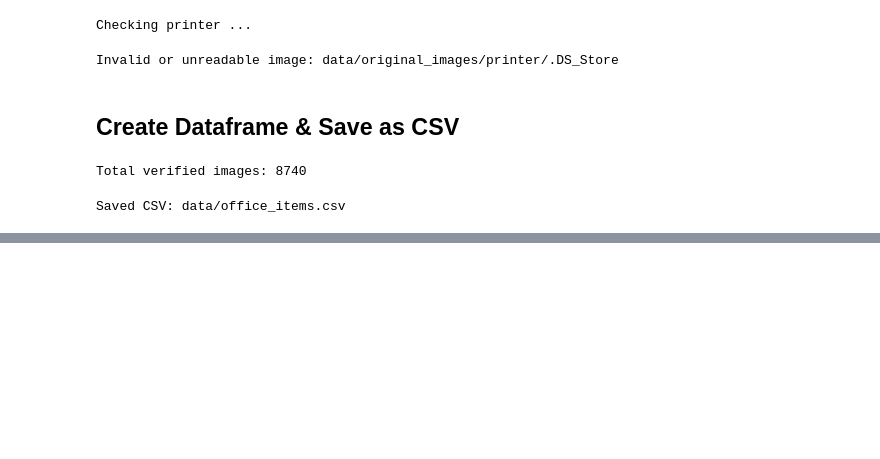
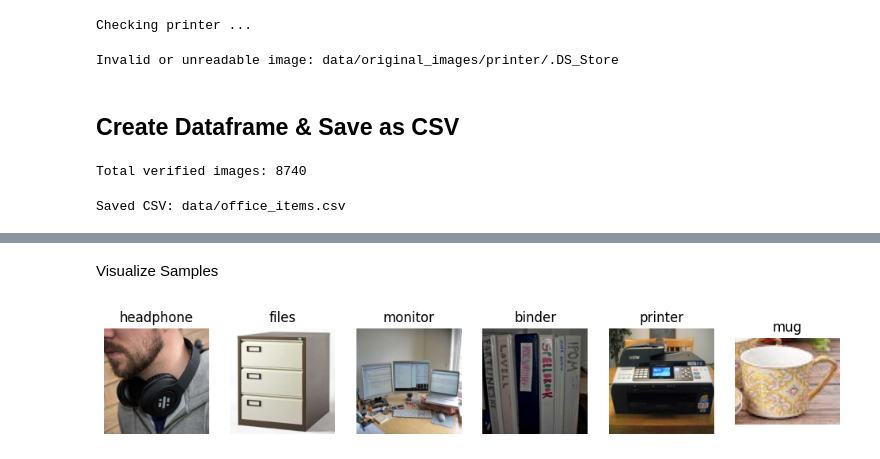
Before and after one commit to Sanish1246/office-items-recognition, a Jupyter notebook: office-items-prediction/data_preprocessing.ipynb, the cells around one changed output, grey strips where cells are left out. Saved outputs shown, nothing was run; the diff lists cells and outputs as text; code cells hidden in the pictures; blank space fills up the shorter version.

```diff
--- a/office-items-prediction/data_preprocessing.ipynb
+++ b/office-items-prediction/data_preprocessing.ipynb
@@ -111,0 +198,18 @@ Saved CSV: data/office_items.csv
+# %% [markdown]
+Visualize Samples
+# %%
+# Pick random samples from each class
+classes = df_office['label'].unique()
+plt.figure(figsize=(12, 6))
+
+for i, c in enumerate(classes):
+    sample = random.choice(df_office[df_office['label'] == c]['filepath'].values)
+    img = Image.open(sample)
+    plt.subplot(1, len(classes), i+1)
+    plt.imshow(img)
+    plt.title(c)
+    plt.axis('off')
+
+plt.show()
+# %% [output]
+[figure, added]
```
Also changed, not shown: parts of 10 cells of this notebook.
